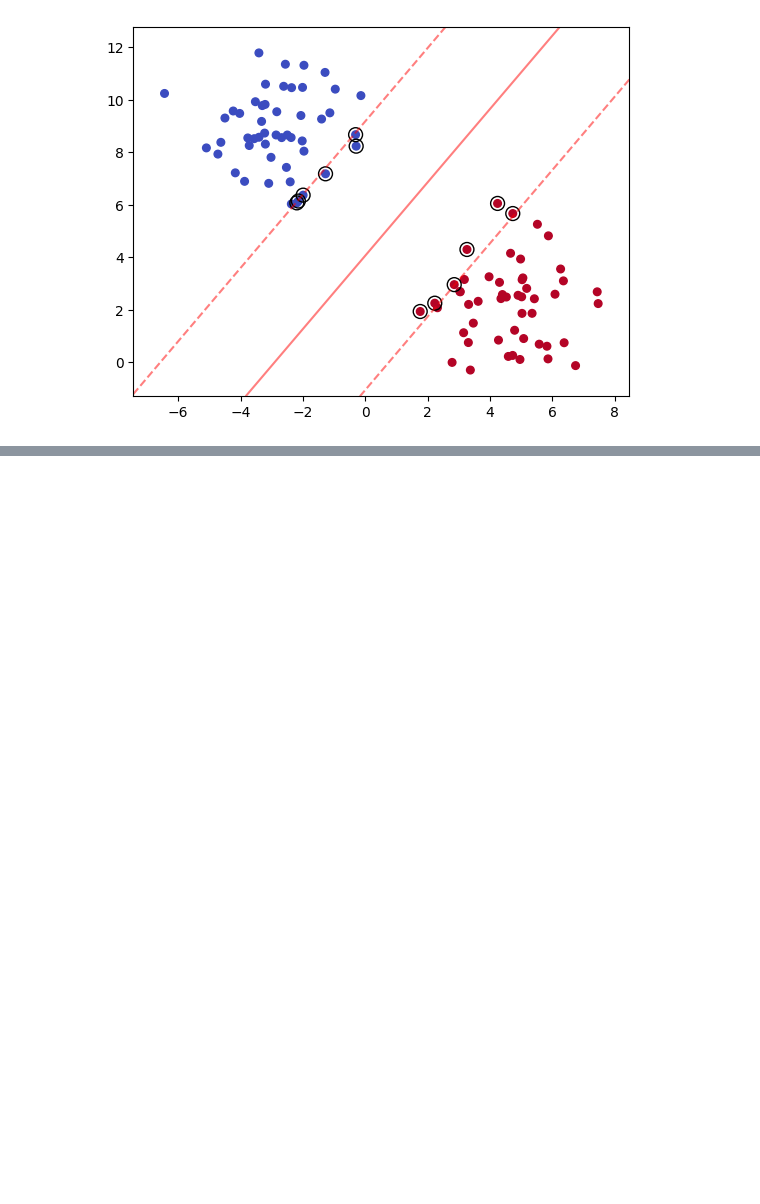
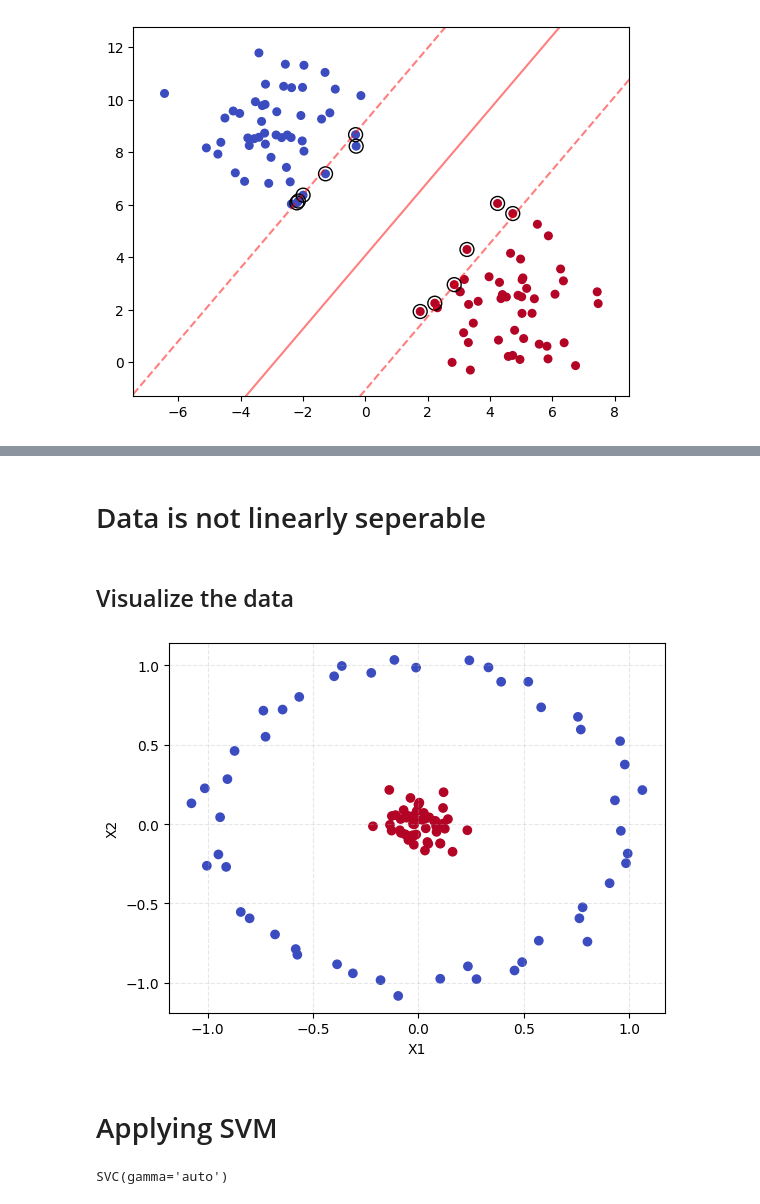
Before and after one commit to SHIFAT-Arman/Machine-Learning, a Jupyter notebook: SupportVectorMachine(SVM)_Fundementals.ipynb, the cells around one changed output, grey strips where cells are left out. Cells and saved outputs as stored; diff of their text form; code cells hidden in the pictures; blank space fills up the shorter version.

```diff
--- a/SupportVectorMachine(SVM)_Fundementals.ipynb
+++ b/SupportVectorMachine(SVM)_Fundementals.ipynb
@@ -120,0 +191,23 @@ plt.show()
+# %% [markdown]
+# Data is not linearly seperable
+# %%
+from sklearn.datasets import make_circles
+Xc, yc = make_circles(n_samples=100, noise=0.05,factor=0.1, random_state=42)
+# %% [markdown]
+## Visualize the data
+# %%
+# plotting the data
+plt.scatter(Xc[:,0], Xc[:,1], c = yc, cmap = 'coolwarm')
+plt.xlabel('X1')
+plt.ylabel('X2')
+plt.grid(linestyle='--', alpha=0.3)
+plt.show()
+# %% [output]
+[figure, added]
+# %% [markdown]
+# Applying SVM
+# %%
+c_svm = SVC(kernel = 'rbf', gamma='auto')
+c_svm.fit(Xc, yc)
+# %% [output]
+SVC(gamma='auto')
```
Also changed, not shown: parts of 8 cells of this notebook.
